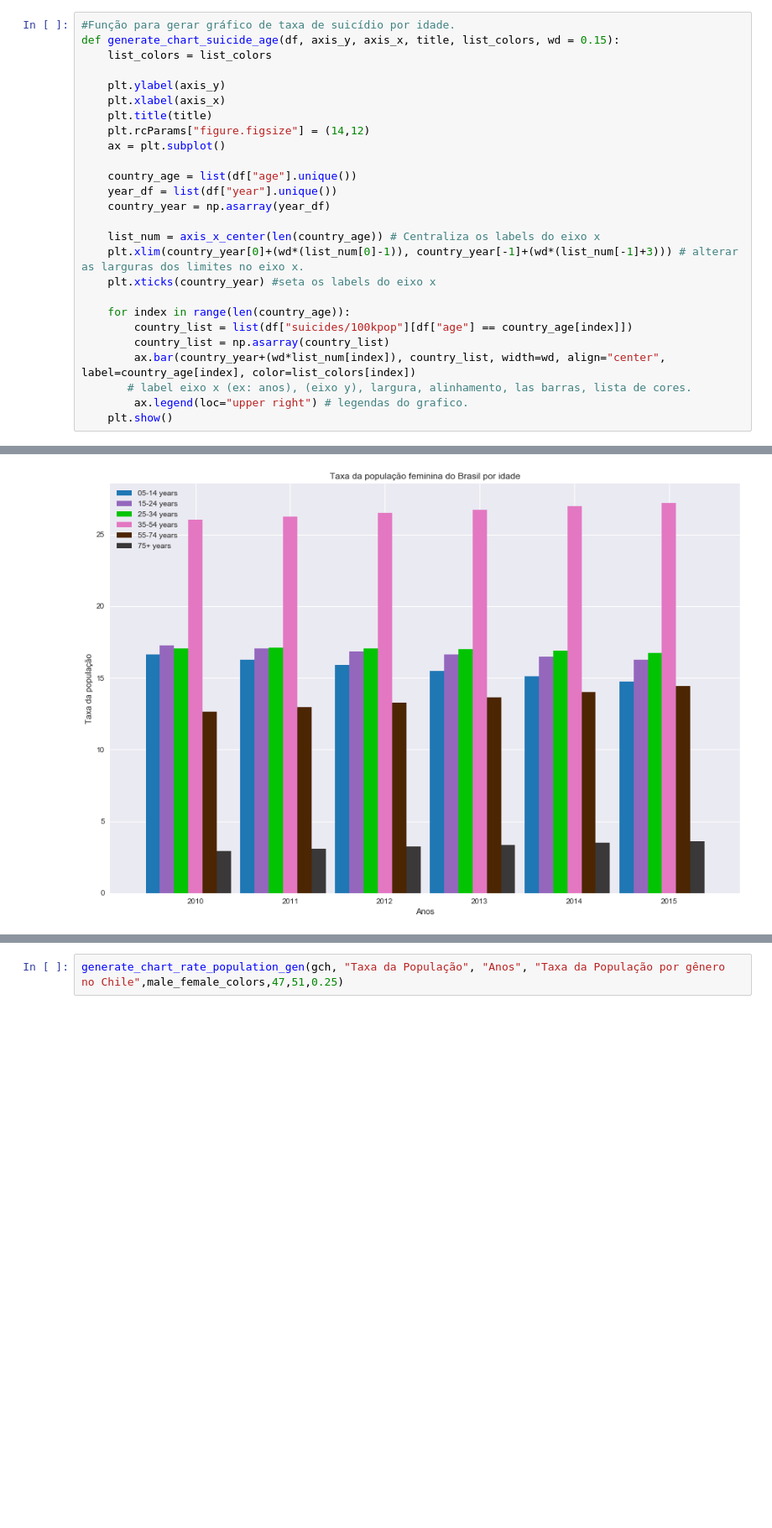
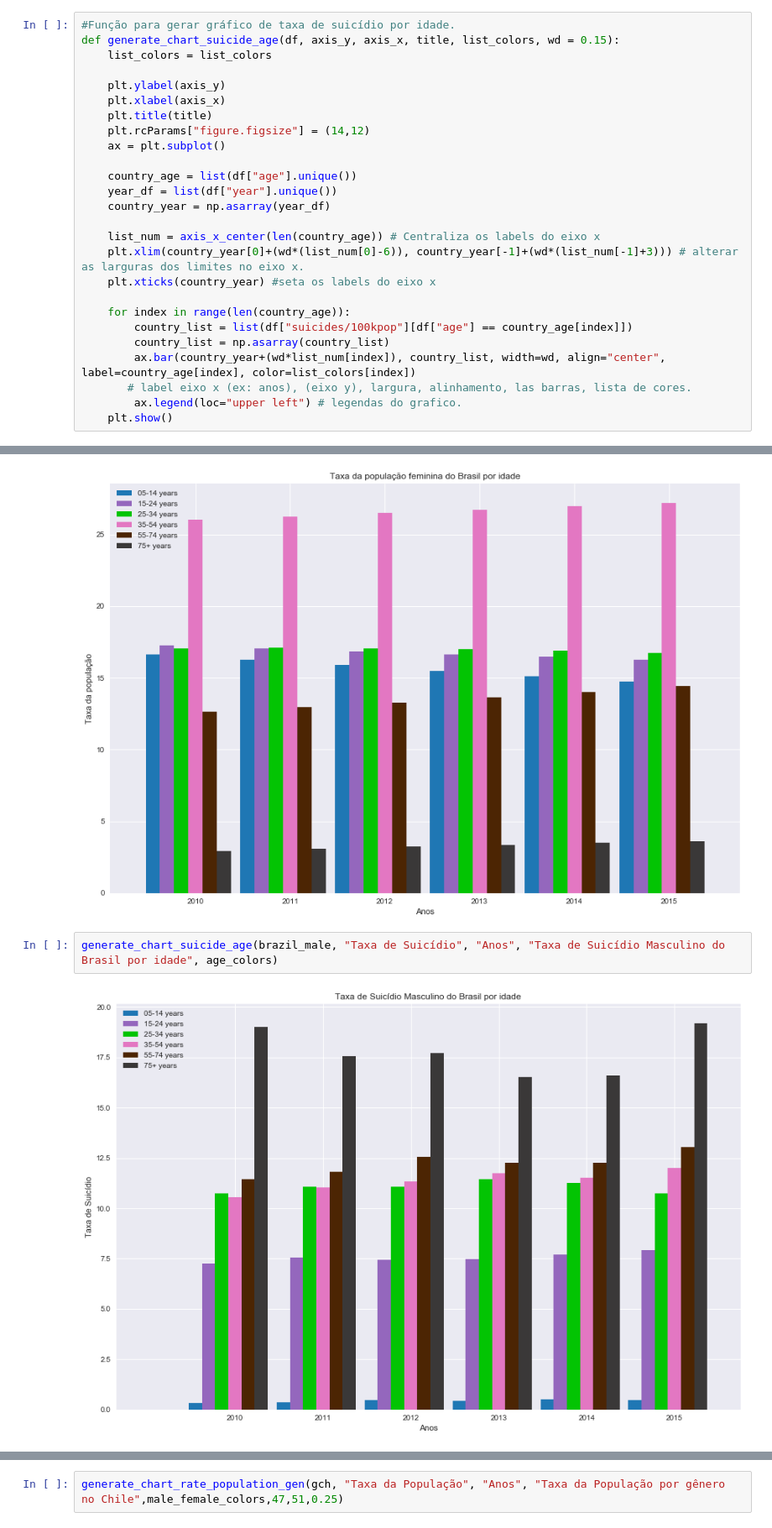
Before and after one commit to Eudess/suicide-data-science, a Jupyter notebook: Entrega 03/suicide_analytics.ipynb, the cells around one changed output, grey strips where cells are left out. Shown at 84% size. Cells and saved outputs as stored; diff of their text form; blank space fills up the shorter version.

Commit message:
Gráfico de taxa de suicídio por idade

```diff
--- a/Entrega 03/suicide_analytics.ipynb
+++ b/Entrega 03/suicide_analytics.ipynb
@@ -345,7 +345,7 @@ def generate_chart_suicide_age(df, axis_y, axis_x, title, list_colors, wd = 0.15
     country_year = np.asarray(year_df)
 
     list_num = axis_x_center(len(country_age)) # Centraliza os labels do eixo x
-    plt.xlim(country_year[0]+(wd*(list_num[0]-1)), country_year[-1]+(wd*(list_num[-1]+3))) # alterar as larguras dos limites no eixo x.
+    plt.xlim(country_year[0]+(wd*(list_num[0]-6)), country_year[-1]+(wd*(list_num[-1]+3))) # alterar as larguras dos limites no eixo x.
     plt.xticks(country_year) #seta os labels do eixo x
 
     for index in range(len(country_age)):
@@ -353,7 +353,7 @@ def generate_chart_suicide_age(df, axis_y, axis_x, title, list_colors, wd = 0.15
         country_list = np.asarray(country_list)
         ax.bar(country_year+(wd*list_num[index]), country_list, width=wd, align="center", label=country_age[index], color=list_colors[index])
        # label eixo x (ex: anos), (eixo y), largura, alinhamento, las barras, lista de cores.
-        ax.legend(loc="upper right") # legendas do grafico.
+        ax.legend(loc="upper left") # legendas do grafico.
     plt.show()
 # %%
 #Função para gerar gráfico de taxa de suicídio total por país.
@@ -592,3 +592,7 @@ generate_chart_rate_population_age(brazil_male, "Taxa da população", "Anos", "
 generate_chart_rate_population_age(brazil_female, "Taxa da população", "Anos", "Taxa da população feminina do Brasil por idade", "totalPopulationFemale",age_colors)
 # %% [output]
 [figure]
+# %%
+generate_chart_suicide_age(brazil_male, "Taxa de Suicídio", "Anos", "Taxa de Suicídio Masculino do Brasil por idade", age_colors)
+# %% [output]
+[figure, added]
```
Also changed, not shown: parts of 86 cells of this notebook.
